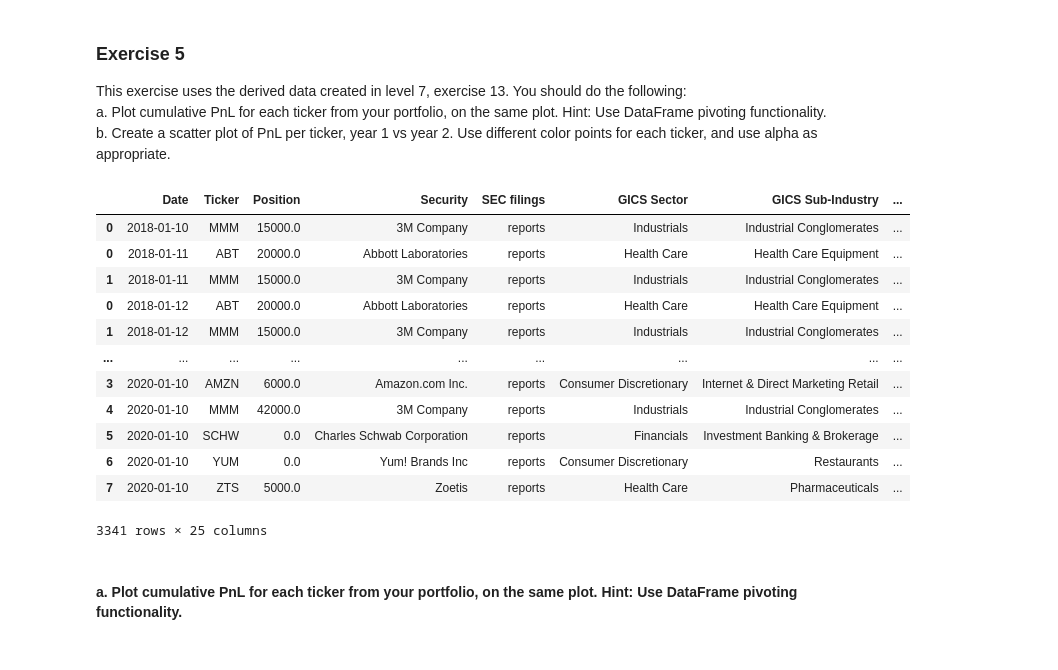
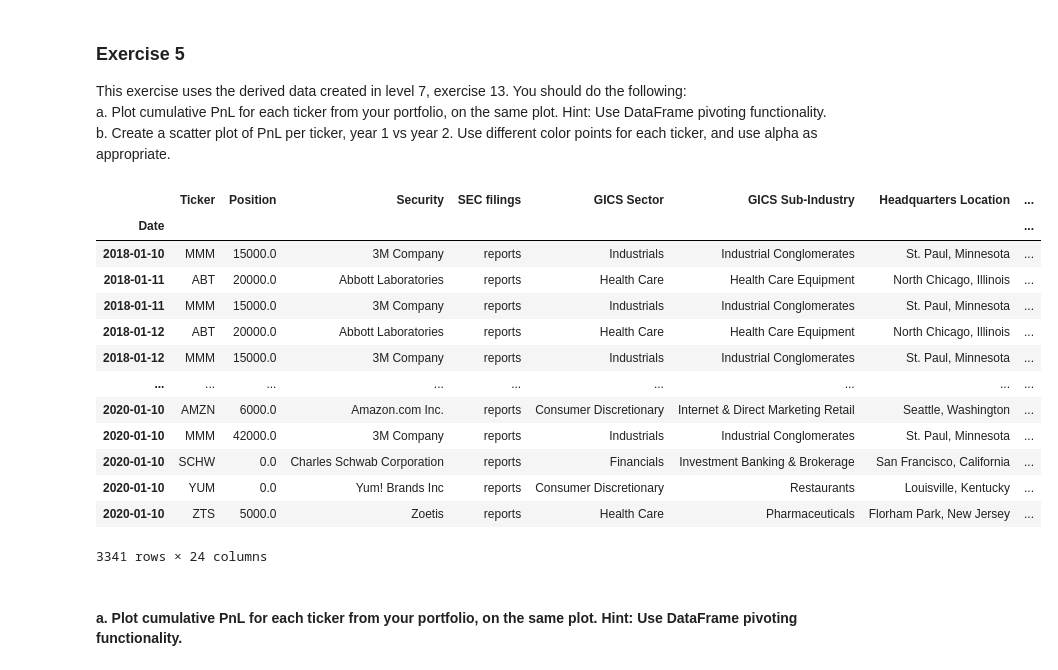
Before and after one commit to jeffsnguyen/Python, a Jupyter notebook: Level_9/Homework/9_5.ipynb, the cells around one changed output. Cells and saved outputs as stored; diff of their text form; code cells hidden in the pictures.

```diff
--- a/Level_9/Homework/9_5.ipynb
+++ b/Level_9/Homework/9_5.ipynb
@@ -14,23 +14,24 @@ InteractiveShell.ast_node_interactivity = "all"
 # %%
 import numpy as np
 import pandas as pd
 
 # Load data
-scaffoldPortfolio = pd.read_csv('scaffoldPortfolio_data.csv', index_col=0)
+scaffoldPortfolio = pd.read_csv('scaffoldPortfolio_data.csv', index_col=0).set_index('Date')
 scaffoldPortfolio
 # %% [output]
-|  | Date | Ticker | Position | Security | SEC filings | GICS Sector | GICS Sub-Industry | ... |
-| 0 | 2018-01-10 | MMM | 15000.0 | 3M Company | reports | Industrials | Industrial Conglomerates | ... |
-| 0 | 2018-01-11 | ABT | 20000.0 | Abbott Laboratories | reports | Health Care | Health Care Equipment | ... |
-| 1 | 2018-01-11 | MMM | 15000.0 | 3M Company | reports | Industrials | Industrial Conglomerates | ... |
-| 0 | 2018-01-12 | ABT | 20000.0 | Abbott Laboratories | reports | Health Care | Health Care Equipment | ... |
-| 1 | 2018-01-12 | MMM | 15000.0 | 3M Company | reports | Industrials | Industrial Conglomerates | ... |
+|  | Ticker | Position | Security | SEC filings | GICS Sector | GICS Sub-Industry | Headquarters Location | ... |
+| Date |  |  |  |  |  |  |  | ... |
+| 2018-01-10 | MMM | 15000.0 | 3M Company | reports | Industrials | Industrial Conglomerates | St. Paul, Minnesota | ... |
+| 2018-01-11 | ABT | 20000.0 | Abbott Laboratories | reports | Health Care | Health Care Equipment | North Chicago, Illinois | ... |
+| 2018-01-11 | MMM | 15000.0 | 3M Company | reports | Industrials | Industrial Conglomerates | St. Paul, Minnesota | ... |
+| 2018-01-12 | ABT | 20000.0 | Abbott Laboratories | reports | Health Care | Health Care Equipment | North Chicago, Illinois | ... |
+| 2018-01-12 | MMM | 15000.0 | 3M Company | reports | Industrials | Industrial Conglomerates | St. Paul, Minnesota | ... |
 | ... | ... | ... | ... | ... | ... | ... | ... | ... |
-| 3 | 2020-01-10 | AMZN | 6000.0 | Amazon.com Inc. | reports | Consumer Discretionary | Internet & Direct Marketing Retail | ... |
-| 4 | 2020-01-10 | MMM | 42000.0 | 3M Company | reports | Industrials | Industrial Conglomerates | ... |
-| 5 | 2020-01-10 | SCHW | 0.0 | Charles Schwab Corporation | reports | Financials | Investment Banking & Brokerage | ... |
-| 6 | 2020-01-10 | YUM | 0.0 | Yum! Brands Inc | reports | Consumer Discretionary | Restaurants | ... |
-| 7 | 2020-01-10 | ZTS | 5000.0 | Zoetis | reports | Health Care | Pharmaceuticals | ... |
+| 2020-01-10 | AMZN | 6000.0 | Amazon.com Inc. | reports | Consumer Discretionary | Internet & Direct Marketing Retail | Seattle, Washington | ... |
+| 2020-01-10 | MMM | 42000.0 | 3M Company | reports | Industrials | Industrial Conglomerates | St. Paul, Minnesota | ... |
+| 2020-01-10 | SCHW | 0.0 | Charles Schwab Corporation | reports | Financials | Investment Banking & Brokerage | San Francisco, California | ... |
+| 2020-01-10 | YUM | 0.0 | Yum! Brands Inc | reports | Consumer Discretionary | Restaurants | Louisville, Kentucky | ... |
+| 2020-01-10 | ZTS | 5000.0 | Zoetis | reports | Health Care | Pharmaceuticals | Florham Park, New Jersey | ... |
-3341 rows × 25 columns
+3341 rows × 24 columns
 # %% [markdown]
 #### a. Plot cumulative PnL for each ticker from your portfolio, on the same plot. Hint: Use DataFrame pivoting functionality.
```
Also changed, not shown: parts of 6 cells of this notebook.
